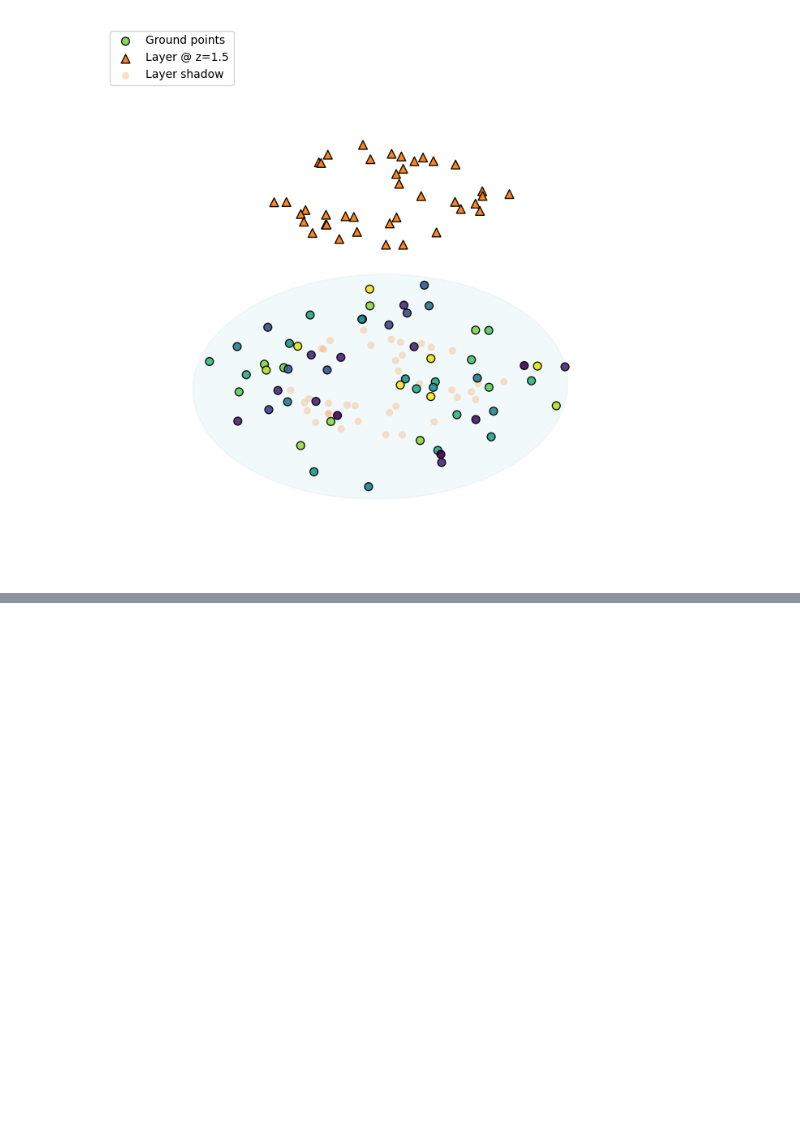
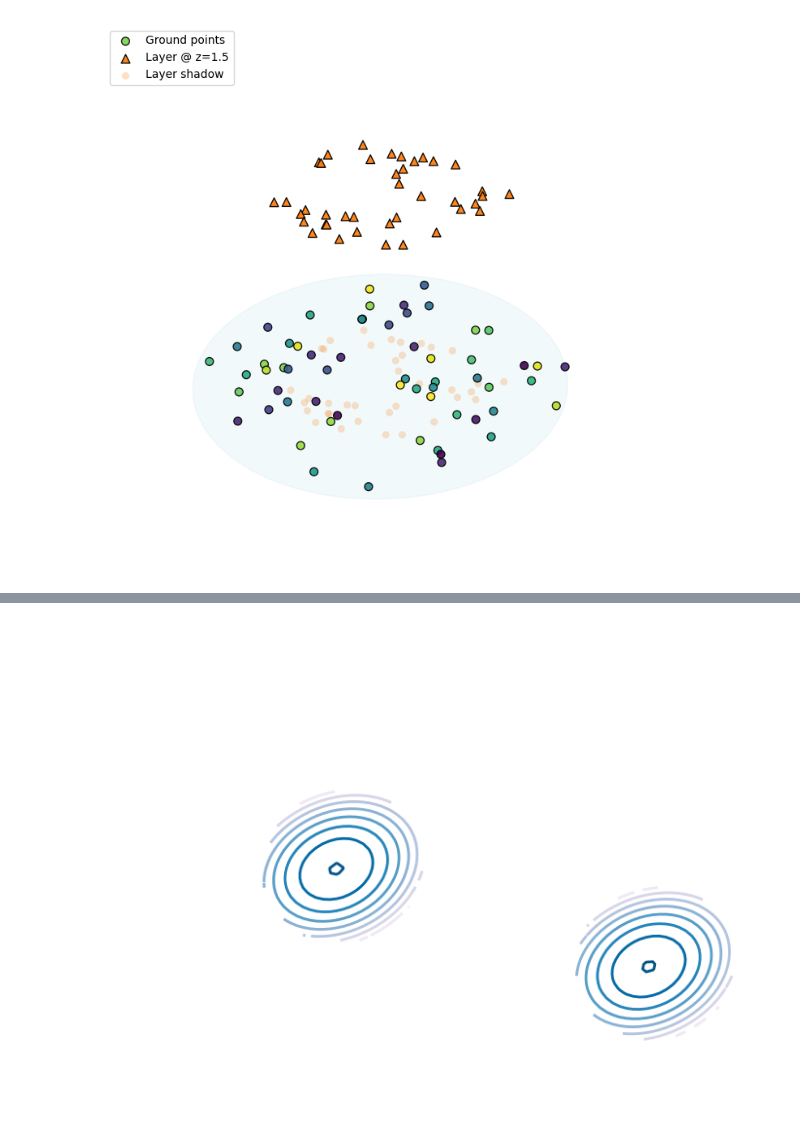
Before and after one commit to jwass1997/kmc_project, a Jupyter notebook: scripts/python_scripts/making_figures.ipynb, the cells around one changed output, grey strips where cells are left out. Drawn from its saved outputs; the diff is of its cells as text; code cells hidden in the pictures; blank space fills up the shorter version.

```diff
--- a/scripts/python_scripts/making_figures.ipynb
+++ b/scripts/python_scripts/making_figures.ipynb
@@ -165,0 +187,52 @@ plt.show()
+# %%
+import numpy as np
+import matplotlib.pyplot as plt
+
+N = 100
+x = np.linspace(-4, 7, N)  # extended range to fit second well
+y = np.linspace(-4, 4, N)
+xi, yi = np.meshgrid(x, y)
+
+# ---- parameters ----
+theta = np.deg2rad(25)   # rotation angle
+ax_scale = 1.0           # ellipticity along rotated x'
+ay_scale = 0.75          # ellipticity along rotated y'
+tilt = 0.25              # small linear term to break symmetry
+rx, ry = 1.4, 1.3        # ellipse radii
+shift_x2 = 4.5
+shift_y2 = 2.0
+# horizontal shift for second well
+# ---------------------
+
+# ---- FIRST WELL (centered at origin) ----
+Xr1 =  xi*np.cos(theta) + yi*np.sin(theta)
+Yr1 = -xi*np.sin(theta) + yi*np.cos(theta)
+
+Z1 = (Xr1/ax_scale)**2 + (Yr1/ay_scale)**2 + tilt*Xr1
+mask_Z1 = (Xr1/rx)**2 + (Yr1/ry)**2 <= 1.0
+z1i = np.where(mask_Z1, Z1, np.nan)
+
+# ---- SECOND WELL (shifted to the right) ----
+xi2 = xi - shift_x2  # shift x-coordinates BEFORE rotation
+yi2 = yi + shif_y2
+
+Xr2 =  xi2*np.cos(theta) + yi*np.sin(theta)
+Yr2 = -xi2*np.sin(theta) + yi2*np.cos(theta)
+
+Z2 = (Xr2/ax_scale)**2 + (Yr2/ay_scale)**2 + tilt*Xr2
+mask_Z2 = (Xr2/rx)**2 + (Yr2/ry)**2 <= 1.0
+z2i = np.where(mask_Z2, Z2, np.nan)
+
+# ---- PLOT ----
+fig, ax1 = plt.subplots(figsize=(7, 8))
+
+# First well
+ax1.contour(xi, yi, z1i, levels=8, cmap="PuBu_r", linewidths=2)
+ax1.contour(xi, yi, z2i, levels=8, cmap="PuBu_r", linewidths=2)
+ax1.set_aspect("equal", adjustable="box")
+ax1.axis("off")
+
+plt.tight_layout()
+plt.show()
+# %% [output]
+[figure, added]
```
Also changed, not shown: parts of 5 cells of this notebook, 14 other files.
